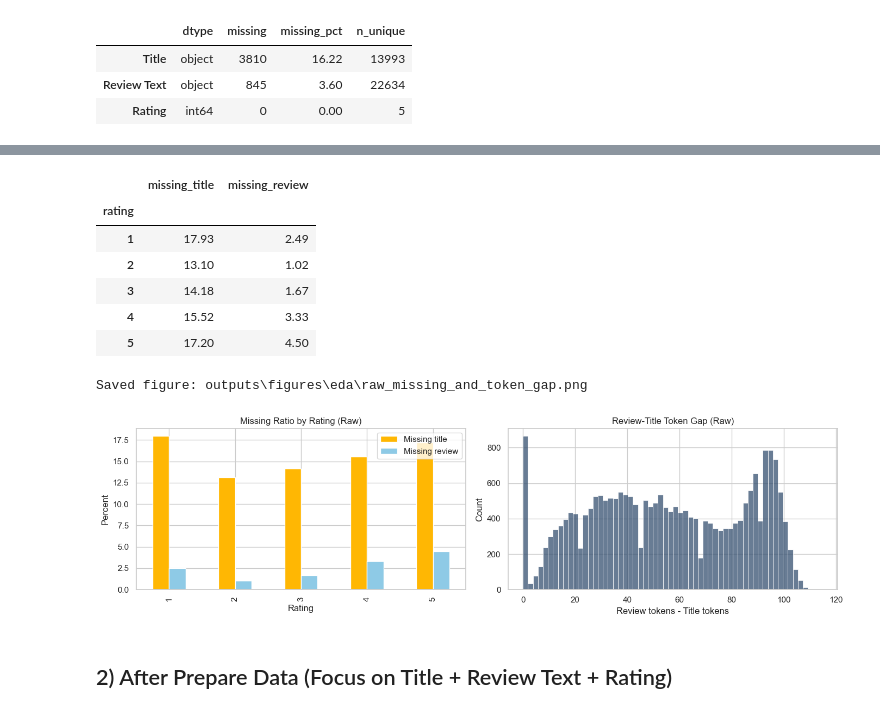
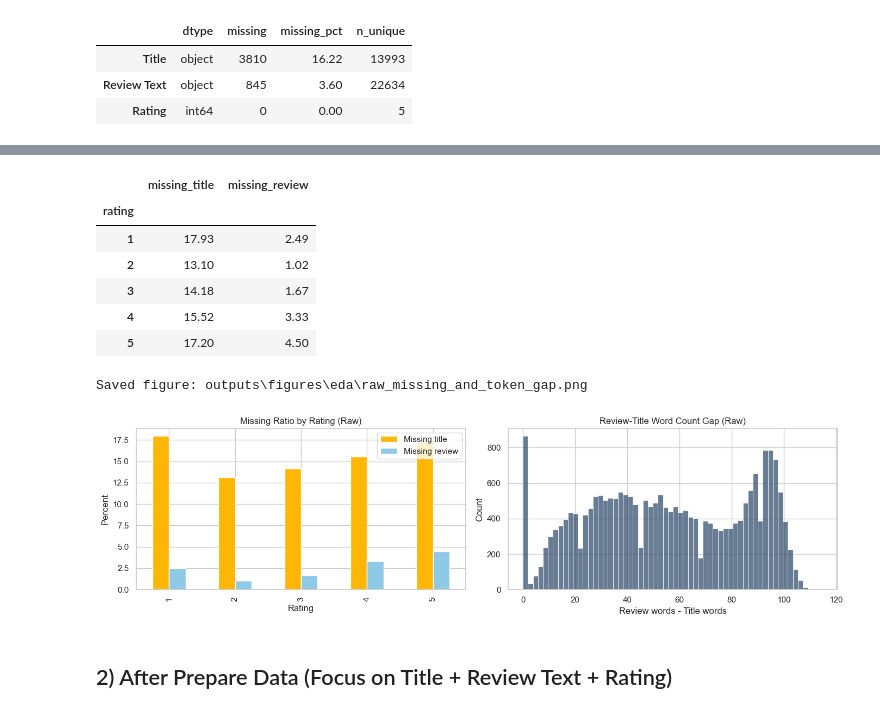
Before and after one commit to huynguyentuank22/CO3133_DL, a Jupyter notebook: notebooks/eda.ipynb, the cells around one changed output, grey strips where cells are left out. Cells and saved outputs as stored; diff of their text form; code cells hidden in the pictures.

```diff
--- a/notebooks/eda.ipynb
+++ b/notebooks/eda.ipynb
@@ -175,40 +177,40 @@ missing_by_rating = pd.DataFrame({
     "rating": rating_clean,
     "missing_title": missing_title_flag.astype(int),
     "missing_review": missing_review_flag.astype(int),
 }).dropna()
 missing_by_rating["rating"] = missing_by_rating["rating"].astype(int)
 
 missing_ratio = missing_by_rating.groupby("rating")[["missing_title", "missing_review"]].mean() * 100
 display(missing_ratio.round(2))
 
 fig, axes = plt.subplots(1, 2, figsize=(14, 4))
 missing_ratio.plot(kind="bar", ax=axes[0], color=["#ffb703", "#8ecae6"])
 axes[0].set_title("Missing Ratio by Rating (Raw)")
 axes[0].set_xlabel("Rating")
 axes[0].set_ylabel("Percent")
 axes[0].legend(["Missing title", "Missing review"], loc="upper right")
 
-title_tokens_raw = raw_original["Title"].fillna("").astype(str).str.split().str.len()
-review_tokens_raw = raw_original["Review Text"].fillna("").astype(str).str.split().str.len()
-token_gap = (review_tokens_raw - title_tokens_raw).clip(lower=0)
-sns.histplot(token_gap, bins=60, ax=axes[1], color="#355070")
-axes[1].set_title("Review-Title Token Gap (Raw)")
-axes[1].set_xlabel("Review tokens - Title tokens")
+title_word_count_raw = raw_original["Title"].fillna("").astype(str).str.split().str.len()
+review_word_count_raw = raw_original["Review Text"].fillna("").astype(str).str.split().str.len()
+word_count_gap = (review_word_count_raw - title_word_count_raw).clip(lower=0)
+sns.histplot(word_count_gap, bins=60, ax=axes[1], color="#355070")
+axes[1].set_title("Review-Title Word Count Gap (Raw)")
+axes[1].set_xlabel("Review words - Title words")
 axes[1].set_ylabel("Count")
 
 plt.tight_layout()
 save_current_figure("raw_missing_and_token_gap.png")
 plt.show()
 # %% [output]
 |  | missing_title | missing_review |
 | rating |  |  |
 | 1 | 17.93 | 2.49 |
 | 2 | 13.10 | 1.02 |
 | 3 | 14.18 | 1.67 |
 | 4 | 15.52 | 3.33 |
 | 5 | 17.20 | 4.50 |
 Saved figure: outputs\figures\eda\raw_missing_and_token_gap.png
-[figure, old version]
+[figure, new version]
 # %% [markdown]
 ## 2) After Prepare Data (Focus on Title + Review Text + Rating)
 # %%
```
Also changed, not shown: parts of 7 cells of this notebook, 8 other files.
